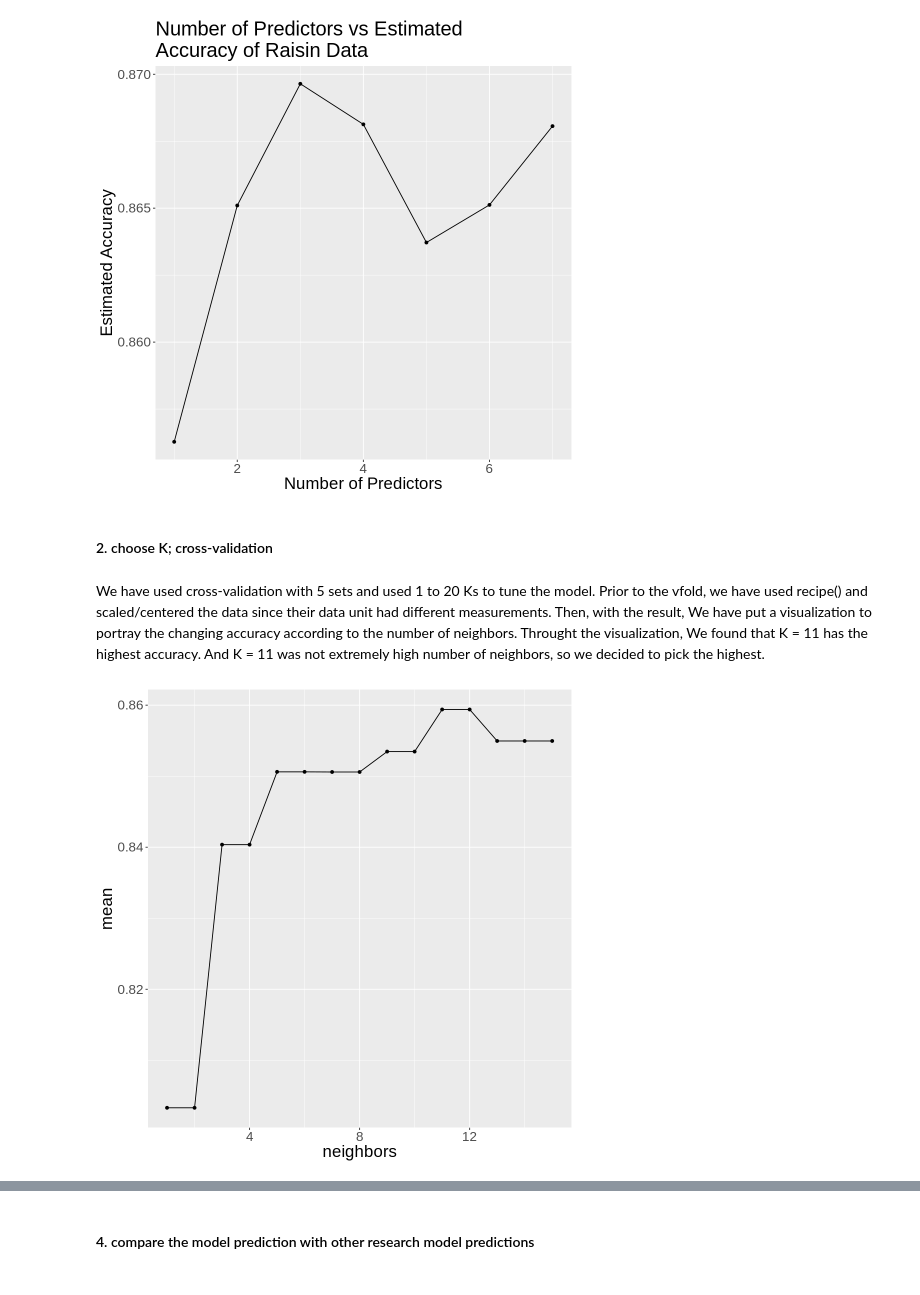
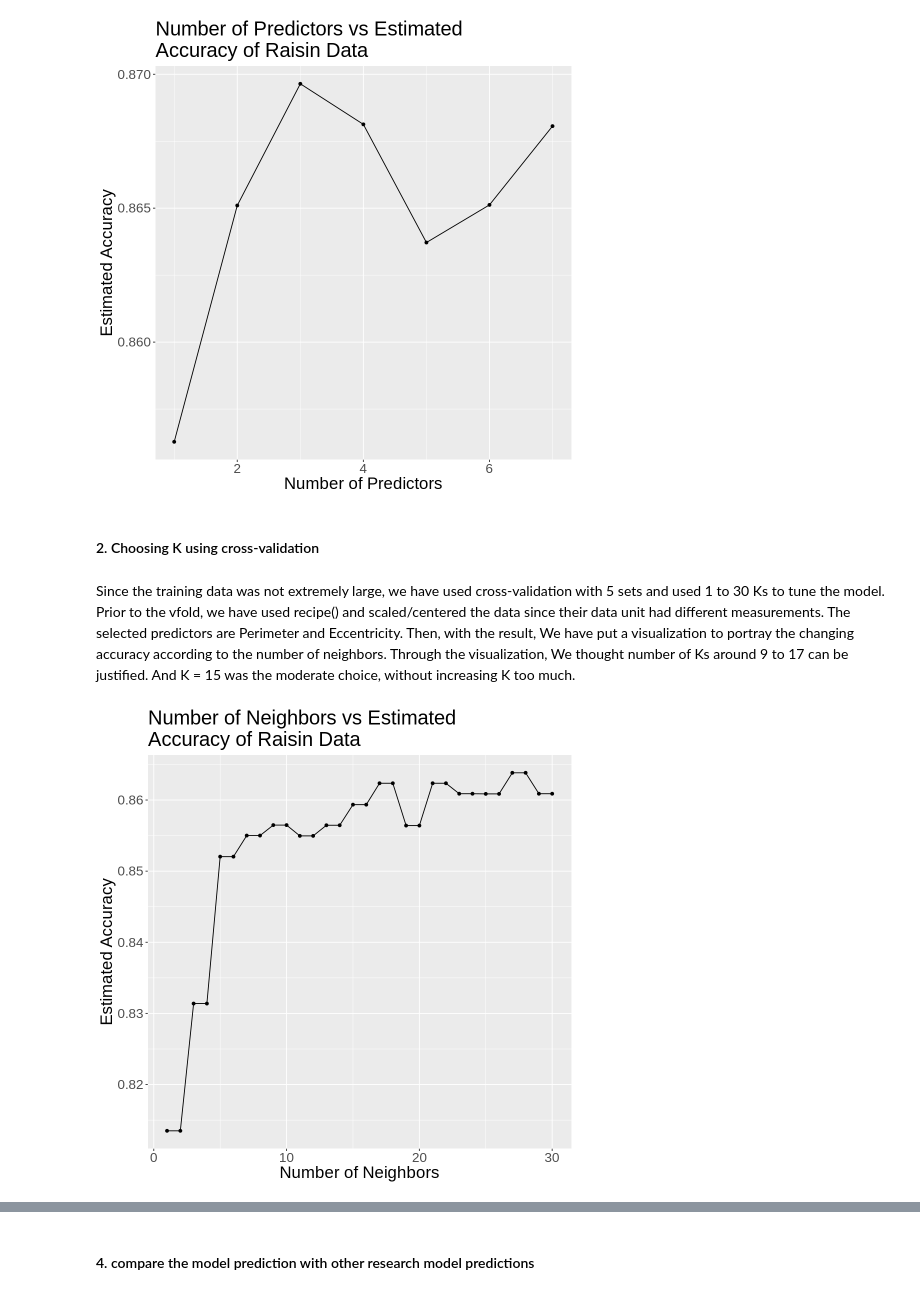
Before and after one commit to dylankim990/DSCI100_Group_1, a Jupyter notebook: MainDataAnalysis.ipynb, the cells around one changed output, grey strips where cells are left out. Drawn from its saved outputs; the diff is of its cells as text; code cells hidden in the pictures.

```diff
--- a/MainDataAnalysis.ipynb
+++ b/MainDataAnalysis.ipynb
@@ -131,35 +128,37 @@ A tibble: 7 × 3
 | 7 | Class ~ Perimeter+Eccentricity+Ar... | 0.8680641 |
 [figure]
 # %% [markdown]
-#### 2. choose K; cross-validation
+#### 2. Choosing K using cross-validation
 # %% [markdown]
-We have used cross-validation with 5 sets and used 1 to 20 Ks to tune the model. Prior to the vfold, we have used recipe() and scaled/centered the data since their data unit had different measurements.
-Then, with the result, We have put a visualization to portray the changing accuracy according to the number of neighbors. Throught the visualization, We found that K = 11 has the highest accuracy. And K = 11 was not extremely high number of neighbors, so we decided to pick the highest.
+Since the training data was not extremely large, we have used cross-validation with 5 sets and used 1 to 30 Ks to tune the model. Prior to the vfold, we have used recipe() and scaled/centered the data since their data unit had different measurements. The selected predictors are Perimeter and Eccentricity.
+Then, with the result, We have put a visualization to portray the changing accuracy according to the number of neighbors. Through the visualization, We thought number of Ks around 9 to 17 can be justified. And K = 15 was the moderate choice, without increasing K too much.
 # %%
 set.seed(5805)
 raisin_spec <- nearest_neighbor(weight_func = "rectangular", neighbors = tune()) %>%
     set_engine("kknn") %>%
     set_mode("classification")
 
-raisin_recipe <- recipe(Class ~ Perimeter + Eccentricity + Area, data = raisin_training) %>%
+raisin_recipe <- recipe(Class ~ Perimeter + Eccentricity, data = raisin_training) %>%
     step_scale(all_predictors()) %>%
     step_center(all_predictors())
 
-onetotwenty <- tibble(neighbors = seq(1,20))
+onetotwenty <- tibble(neighbors = seq(1,30))
 raisin_vfold <- vfold_cv(raisin_training, v = 5, strata = Class)
 
 raisin_workflow <- workflow() %>%
     add_recipe(raisin_recipe) %>%
     add_model(raisin_spec) %>%
     tune_grid(resamples = raisin_vfold, grid = onetotwenty) %>%
     collect_metrics() %>%
     filter(.metric == "accuracy")
 
-filtered_raisin_workflow <- filter(raisin_workflow, neighbors <= 15)
+filtered_raisin_workflow <- filter(raisin_workflow, neighbors <= 30)
 ggplot(filtered_raisin_workflow, aes(x = neighbors, y = mean)) +
     geom_point() +
     geom_line() +
-    theme(text = element_text(size = 20))
+    theme(text = element_text(size = 20)) +
+    labs(x = "Number of Neighbors", y = "Estimated Accuracy", title = "Number of Neighbors vs Estimated
+Accuracy of Raisin Data")
 # %% [output]
-[figure, old version]
+[figure, new version]
 # %% [markdown]
```
Also changed, not shown: parts of 15 cells of this notebook.
